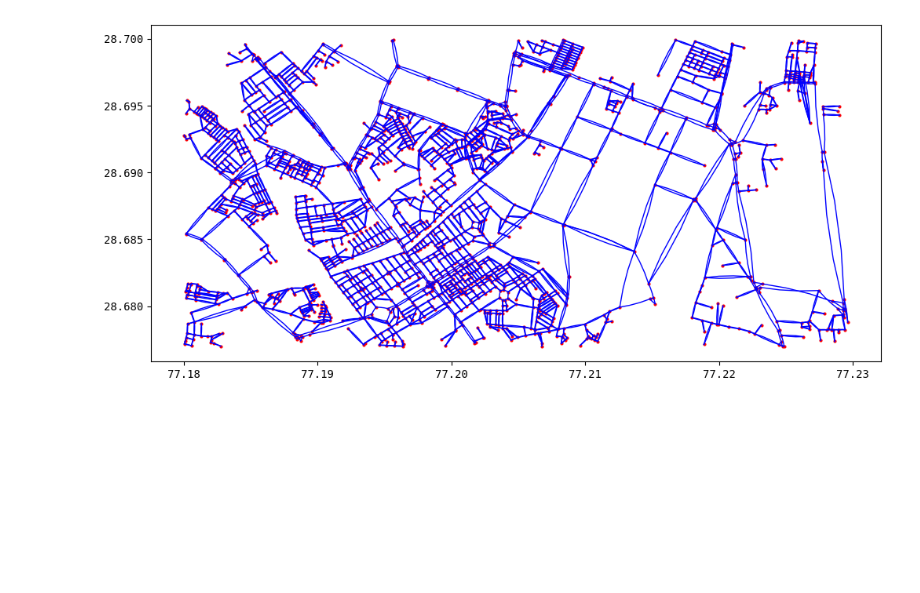
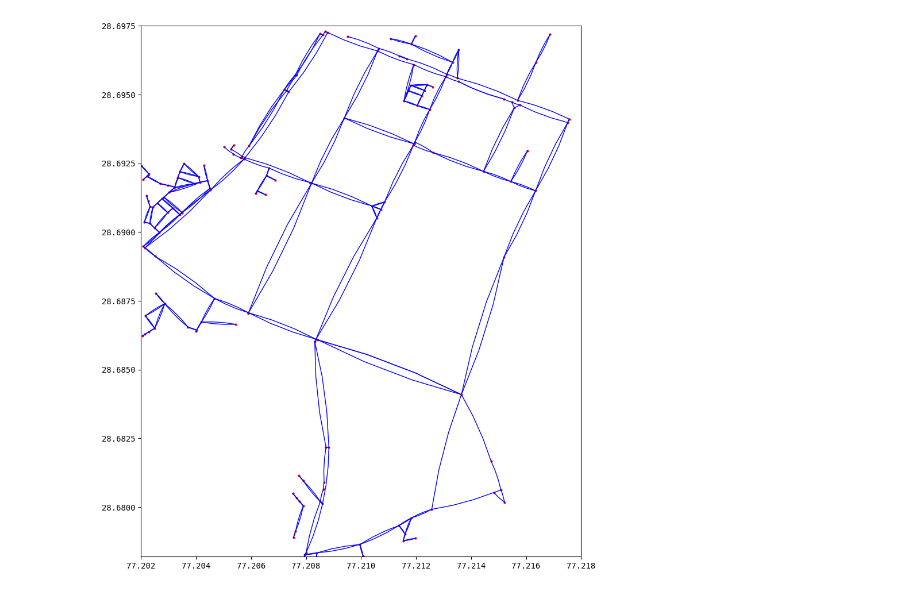
Before and after one commit to Siddhartha-Mahajan/traffic-simulation, a Jupyter notebook: roads.ipynb, the cells around one changed output. Cells and saved outputs as stored; diff of their text form; code cells hidden in the pictures; blank space fills up the shorter version.

```diff
--- a/roads.ipynb
+++ b/roads.ipynb
@@ -14,6 +14,6 @@ import tqdm as notebook_tqdm
 # %%
 # nodes, links = OSMImporter.import_osm_data(north=35.817, south=35.570, east=139.881, west=139.583, custom_filter='["highway"~"motorway"]')
 # nodes, links = OSMImporter.import_osm_data(north=28.500, south=28.652, east=77.322, west=77.166, custom_filter='["highway"~"trunk|primary|mortorway|primary|secondary|residential|tertiary"]')
-nodes, links = OSMImporter.import_osm_data(north=28.70, south=28.677, east=77.23, west=77.18, custom_filter='["highway"~"trunk|primary|mortorway|primary|secondary|residential|tertiary"]')
+nodes, links = OSMImporter.import_osm_data(north=28.6975, south=28.6777, east=77.218, west=77.202, custom_filter='["highway"~"trunk|primary|mortorway|primary|secondary|residential|tertiary"]')
 # %% [output]
 WARNING: Import from OSM is experimental and may not work as expected. It is functional but produces inappropriate networks for simulation, such as too many nodes, too many deadends, fragmented networ ...
@@ -41,7 +41,7 @@ def save_nodes_and_links_to_csv(nodes, links, nodes_file='nodes.csv', links_file
         writer.writerow(['name', 'start_node_id', 'end_node_id', 'attribute1', 'attribute2'])  # Write header
         writer.writerows(links)  # Write link data
 
-def read_nodes_and_links_from_csv(nodes_file='nodes.csv', links_file='links.csv'):
+def read_nodes_and_links_from_csv(nodes_file='nodes1.csv', links_file='links1.csv'):
     """Read nodes and links from CSV files."""
     nodes = []
     links = []
@@ -65,6 +81,6 @@ save_nodes_and_links_to_csv(nodes, links)
 # %%
 nodes_read, links_read = read_nodes_and_links_from_csv()
 # %%
-OSMImporter.osm_network_visualize(nodes_read, links_read, show_link_name=0)
+OSMImporter.osm_network_visualize(nodes_read, links_read, show_link_name=0,xlim=[77.202, 77.218], ylim=[28.6782, 28.6975])
 # %% [output]
-[figure, old version]
+[figure, new version]
```
Also changed, not shown: parts of 2 cells of this notebook, 12 other files.
